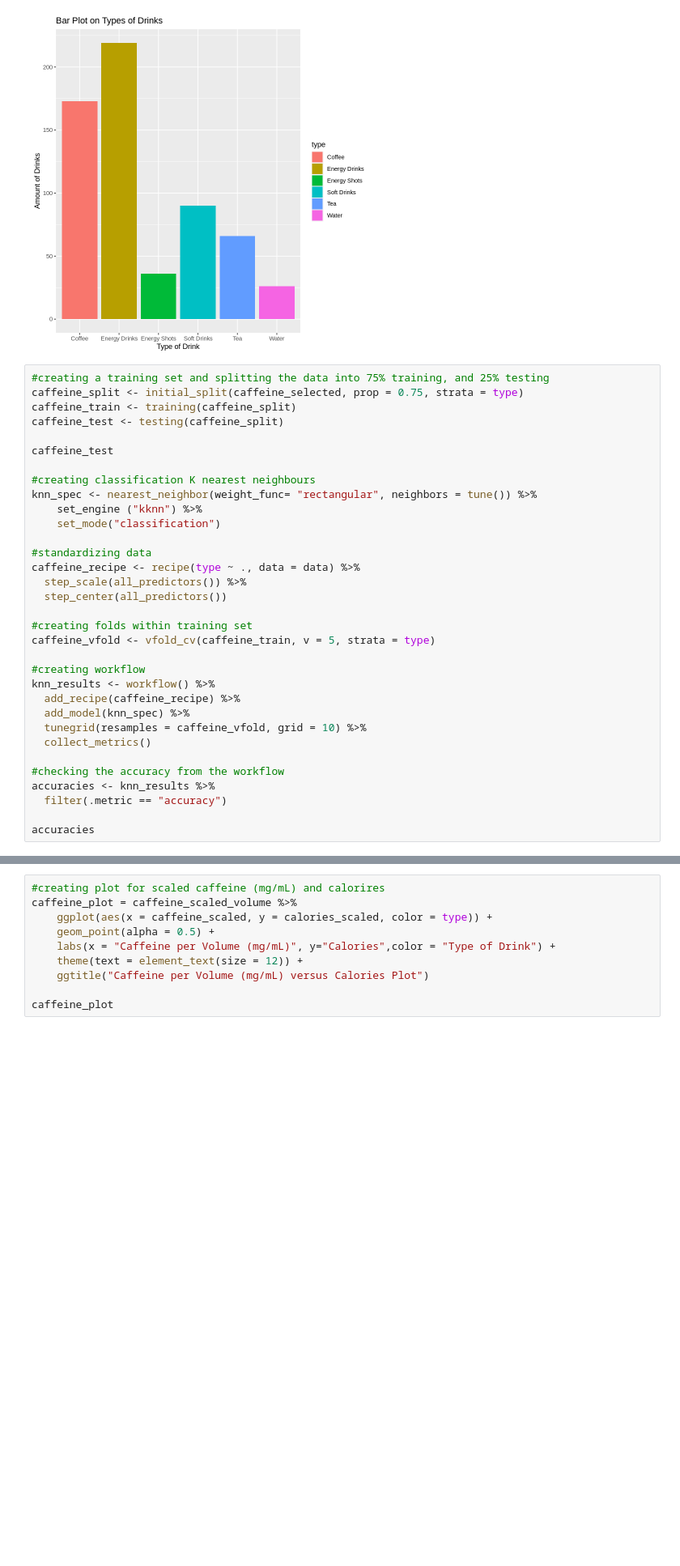
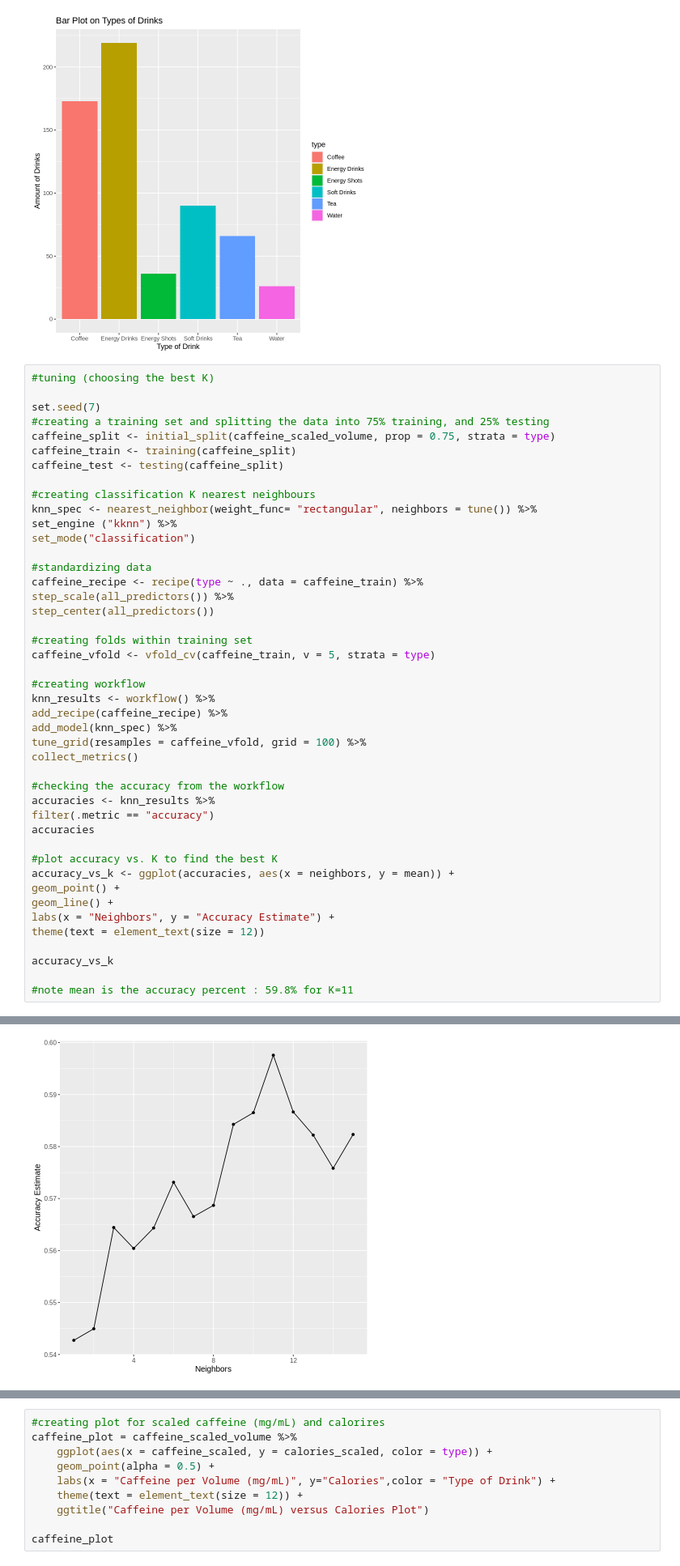
Before and after one commit to sejalvij/dsci-new-project, a Jupyter notebook: New project code.ipynb, the cells around one changed output, grey strips where cells are left out. Shown at 81% size. Saved outputs shown, nothing was run; the diff lists cells and outputs as text; blank space fills up the shorter version.

Commit message:
Accuracy + Matrix
Added some more things

```diff
--- a/New project code.ipynb
+++ b/New project code.ipynb
@@ -110,35 +110,47 @@ A tibble: 6 × 3
 | Water | 26 | 4.262295 |
 [figure]
 # %%
+#tuning (choosing the best K)
+
+set.seed(7)
 #creating a training set and splitting the data into 75% training, and 25% testing
-caffeine_split <- initial_split(caffeine_selected, prop = 0.75, strata = type)
+caffeine_split <- initial_split(caffeine_scaled_volume, prop = 0.75, strata = type)
 caffeine_train <- training(caffeine_split)
 caffeine_test <- testing(caffeine_split)
 
-caffeine_test
-
 #creating classification K nearest neighbours
 knn_spec <- nearest_neighbor(weight_func= "rectangular", neighbors = tune()) %>%
-    set_engine ("kknn") %>%
-    set_mode("classification")
+set_engine ("kknn") %>%
+set_mode("classification")
 
 #standardizing data
-caffeine_recipe <- recipe(type ~ ., data = data) %>%
-  step_scale(all_predictors()) %>%
-  step_center(all_predictors())
+caffeine_recipe <- recipe(type ~ ., data = caffeine_train) %>%
+step_scale(all_predictors()) %>%
+step_center(all_predictors())
 
 #creating folds within training set
 caffeine_vfold <- vfold_cv(caffeine_train, v = 5, strata = type)
 
 #creating workflow
 knn_results <- workflow() %>%
-  add_recipe(caffeine_recipe) %>%
-  add_model(knn_spec) %>%
-  tunegrid(resamples = caffeine_vfold, grid = 10) %>%
-  collect_metrics()
+add_recipe(caffeine_recipe) %>%
+add_model(knn_spec) %>%
+tune_grid(resamples = caffeine_vfold, grid = 100) %>%
+collect_metrics()
 
 #checking the accuracy from the workflow
 accuracies <- knn_results %>%
-  filter(.metric == "accuracy")
+filter(.metric == "accuracy")
+accuracies
 
-accuracies
+#plot accuracy vs. K to find the best K
+accuracy_vs_k <- ggplot(accuracies, aes(x = neighbors, y = mean)) +
+geom_point() +
+geom_line() +
+labs(x = "Neighbors", y = "Accuracy Estimate") +
+theme(text = element_text(size = 12))
+
+accuracy_vs_k
+
+#note mean is the accuracy percent : 59.8% for K=11
+# %% [output]
@@ -144,0 +175 @@ accuracies
+[figure, added]
```
Also changed, not shown: parts of 4 cells of this notebook.
